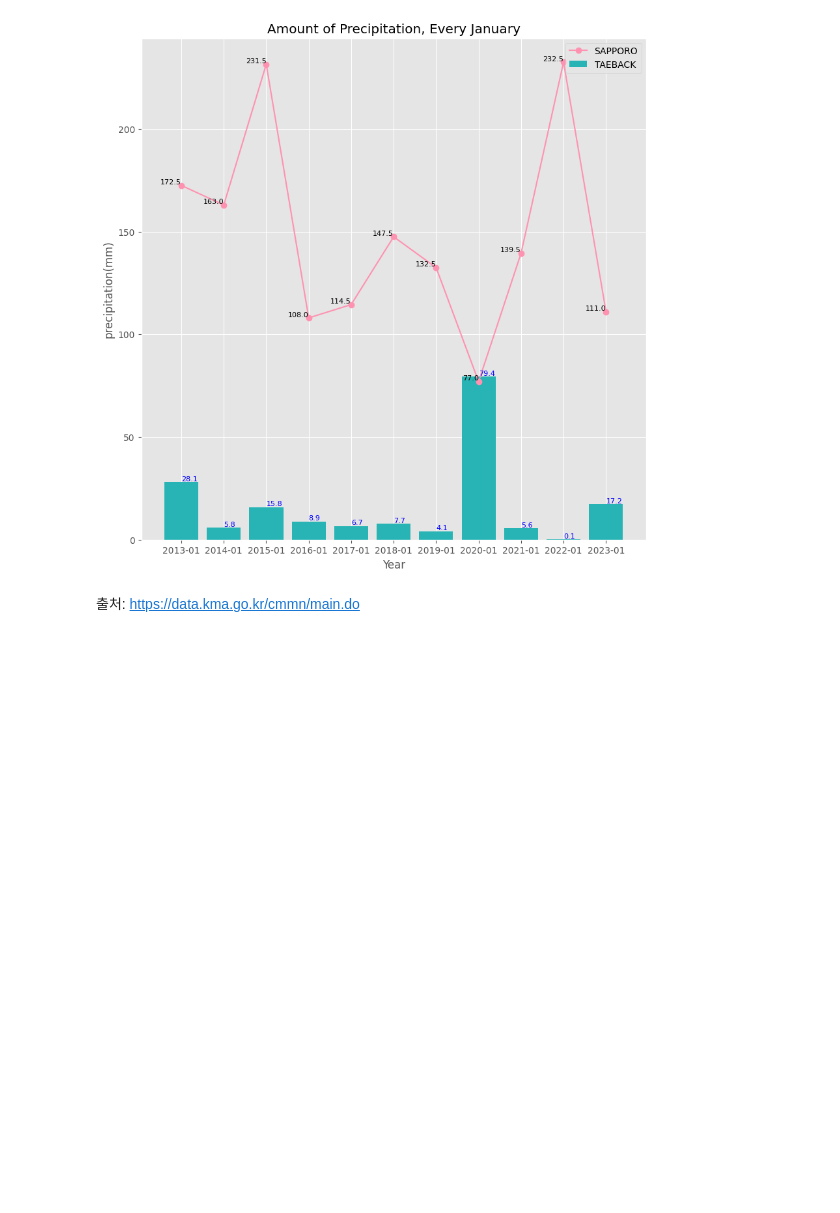
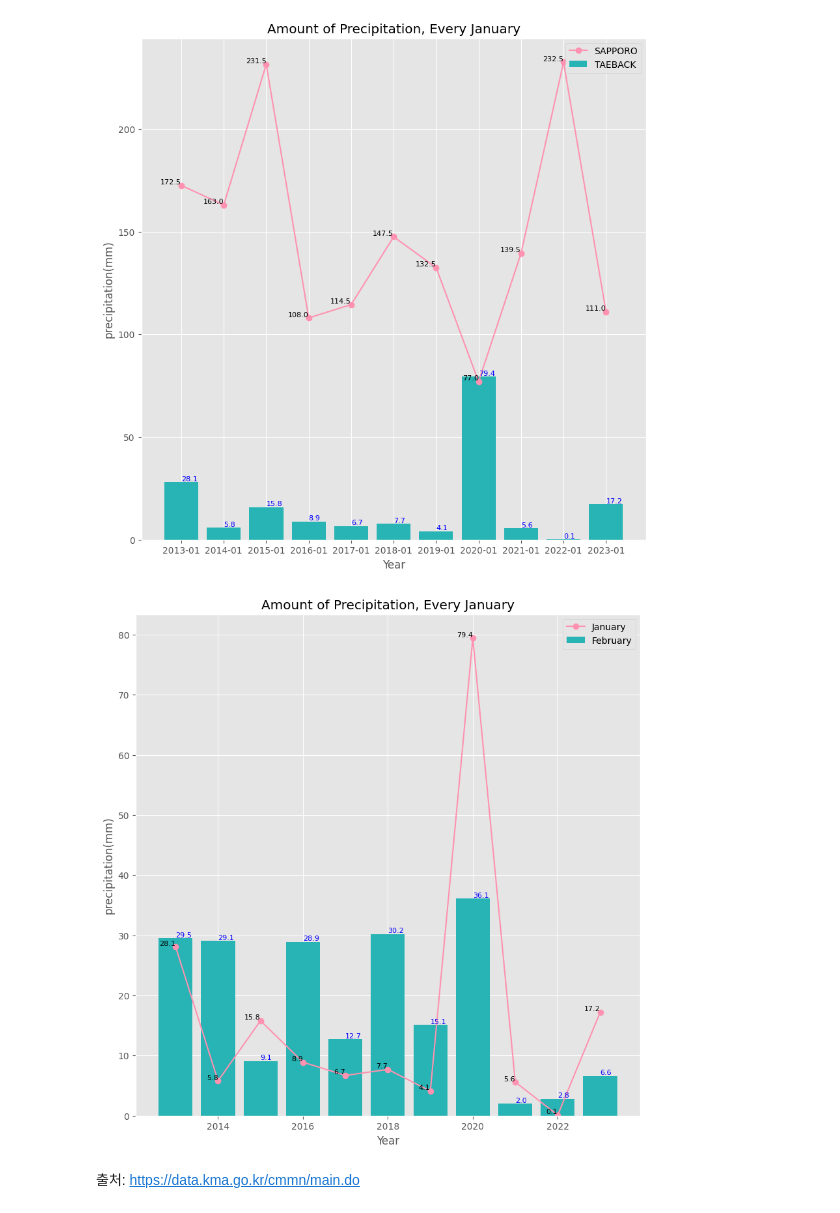
Before and after one commit to choi00608/DataAnalysyPrograming, a Jupyter notebook: sapporo_taeback_monthly_precipitation.ipynb, the cells around one changed output. Saved outputs shown, nothing was run; the diff lists cells and outputs as text; code cells hidden in the pictures; blank space fills up the shorter version.

```diff
--- a/sapporo_taeback_monthly_precipitation.ipynb
+++ b/sapporo_taeback_monthly_precipitation.ipynb
@@ -19,6 +19,7 @@ jp_sapporo_22 = pd.read_csv("/content/jp_22.csv", encoding = 'cp949')
 jp_sapporo_23 = pd.read_csv("/content/jp_23.csv", encoding = 'cp949')
 
 taeback = pd.read_csv("/content/taeback.csv", encoding = 'cp949')
+taeback_feb = pd.read_csv("/content/taeback_feb.csv", encoding = 'cp949')
 # %%
 jp_sapporo_13 = jp_sapporo_13.drop(jp_sapporo_13.index[jp_sapporo_13["강수량"] < 0])
 jp_sapporo_14 = jp_sapporo_14.drop(jp_sapporo_14.index[jp_sapporo_14["강수량"] < 0])
@@ -117,5 +133,41 @@ for i, v in enumerate(x2):
 plt.show()
 # %% [output]
 [figure]
+# %%
+fig, axs =  plt.subplots(figsize = (10, 10))
+
+temp = [2013, 2014, 2015, 2016, 2017, 2018, 2019, 2020, 2021, 2022, 2023]
+
+x1 = temp
+y1 = taeback.강수량
+
+x2 = temp
+y2 = taeback_feb.강수량
+
+axs.plot(x1, y1, marker = 'o', color ="#FF92B1", label = 'January')
+axs.bar(x2, y2, label = 'February', color = '#28B4B4')
+
+axs.set_title('Amount of Precipitation, Every January')
+axs.set_xlabel("Year")
+axs.set_ylabel("precipitation(mm)")
+plt.legend()
+
+for i, v in enumerate(x1):
+    plt.text(v, y1[i], y1[i],                 # 좌표 (x축 = v, y축 = y[0]..y[1], 표시 = y[0]..y[1])
+             fontsize = 8,
+             color='black',
+             horizontalalignment='right',  # horizontalalignment (left, center, right)
+             verticalalignment='bottom')    # verticalalignment (top, center, bottom)
+
+for i, v in enumerate(x2):
+    plt.text(v, y2[i], y2[i],                 # 좌표 (x축 = v, y축 = y[0]..y[1], 표시 = y[0]..y[1])
+             fontsize = 8,
+             color='blue',
+             horizontalalignment='left',  # horizontalalignment (left, center, right)
+             verticalalignment='bottom')    # verticalalignment (top, center, bottom)
+
+plt.show()
+# %% [output]
+[figure, added]
 # %% [markdown]
 출처: https://data.kma.go.kr/cmmn/main.do
```
Also changed, not shown: parts of 1 cell of this notebook.
